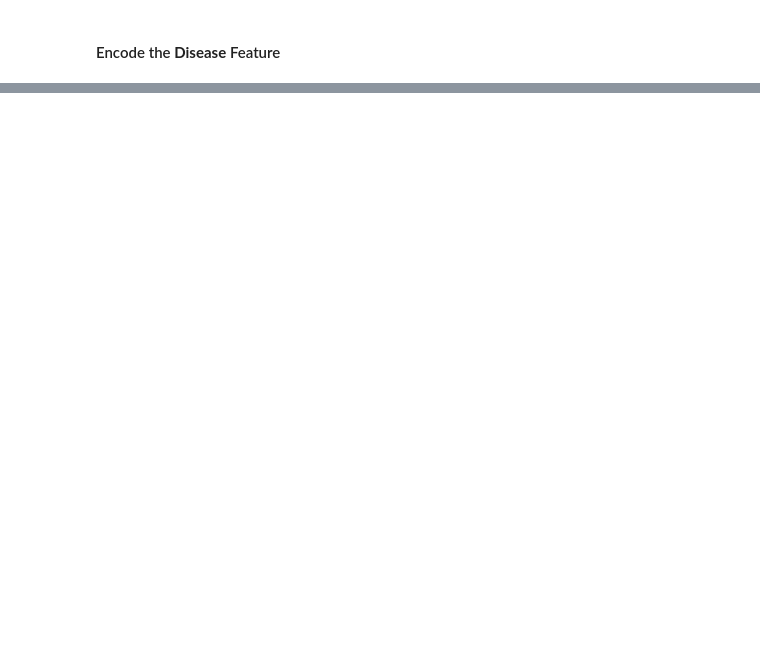
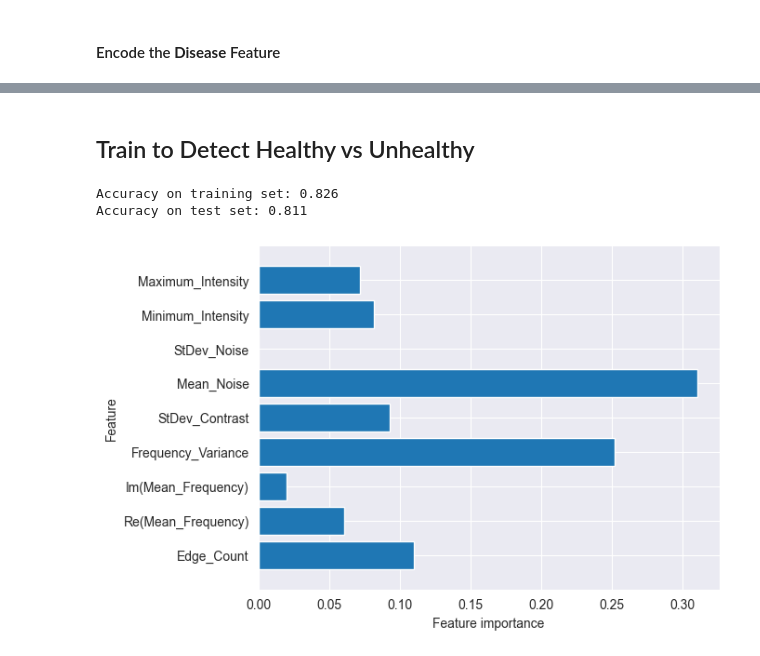
Before and after one commit to epetrimoulx/Plant-Identification-ML, a Jupyter notebook: Models.ipynb, the cells around one changed output, grey strips where cells are left out. Drawn from its saved outputs; the diff is of its cells as text; code cells hidden in the pictures; blank space fills up the shorter version.

```diff
--- a/Models.ipynb
+++ b/Models.ipynb
@@ -72,0 +76,17 @@ print(Plant_Dataset['Disease'].unique())
+# %% [markdown]
+## Train to Detect Healthy vs Unhealthy ##
+# %%
+X = Plant_Dataset.drop(columns=['Disease', 'Is_Healthy'])
+Y = Plant_Dataset.Is_Healthy
+
+X_train, X_test, Y_train, Y_test = train_test_split(X, Y, test_size=0.3, random_state=42)
+XGBoost = XGBClassifier(n_estimators=64, max_depth=5, learning_rate=0.2).fit(X_train, Y_train)
+
+print("Accuracy on training set: {:.3f}".format(XGBoost.score(X_train, Y_train)))
+print("Accuracy on test set: {:.3f}".format(XGBoost.score(X_test, Y_test)))
+
+plot_feature_importance(XGBoost)
+# %% [output]
+Accuracy on training set: 0.826
+Accuracy on test set: 0.811
+[figure, added]
```
Also changed, not shown: parts of 8 cells of this notebook, 1 other file.
